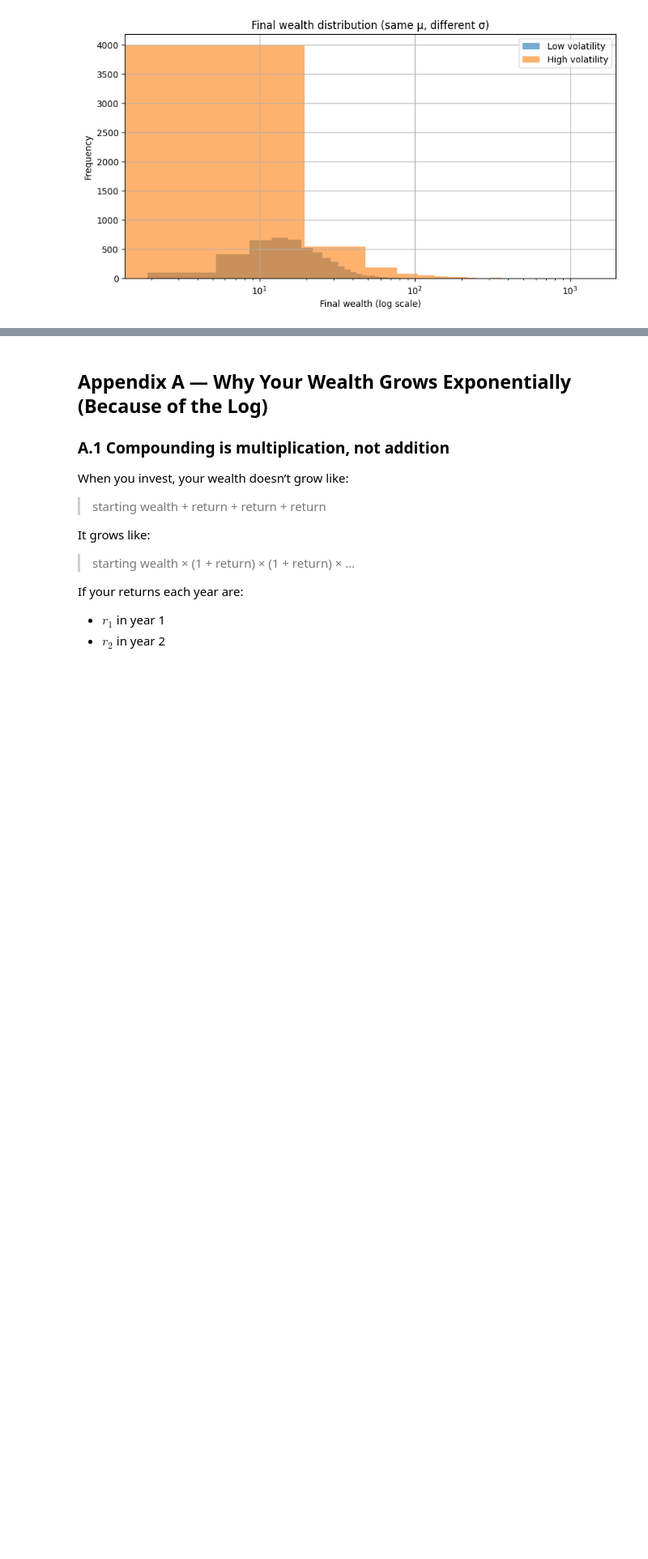
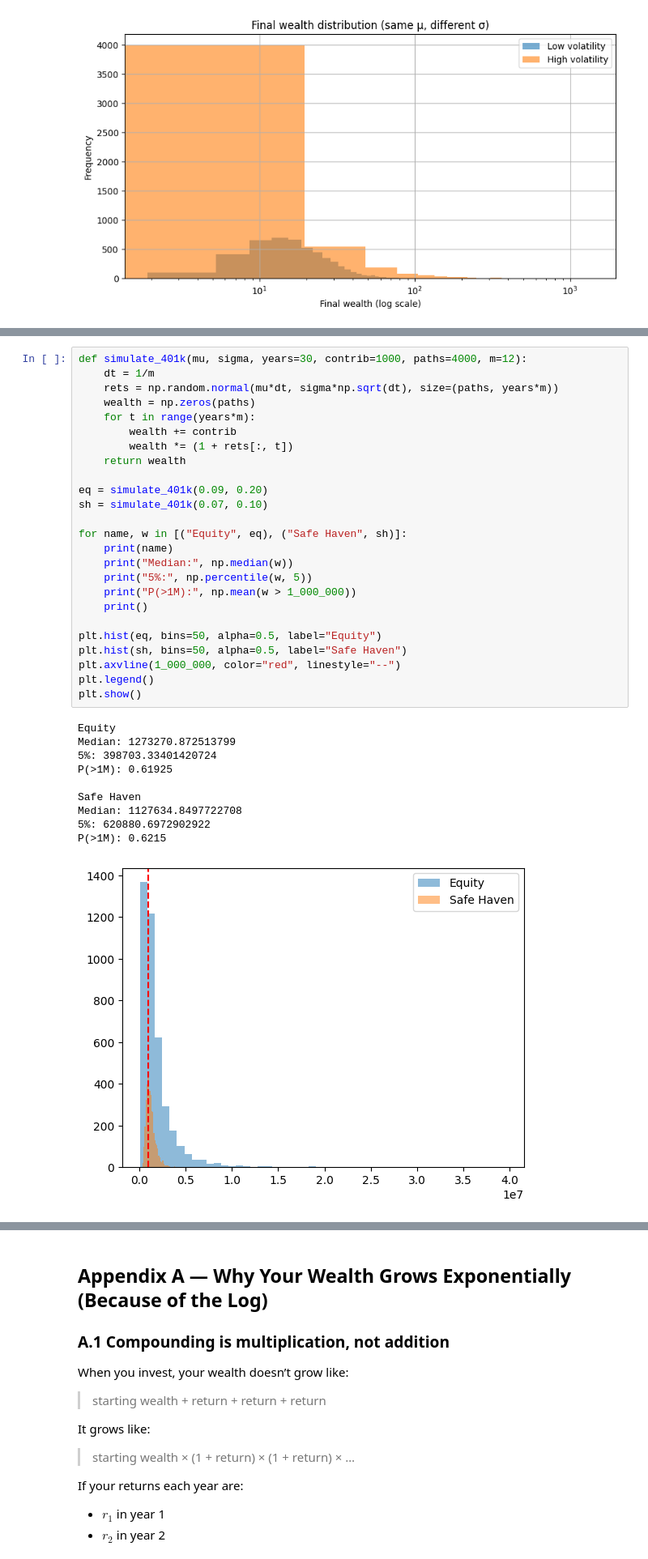
Before and after one commit to senanayake/colab-notebooks, a Jupyter notebook: SafeHavenLab.ipynb, the cells around one changed output, grey strips where cells are left out. Shown: that part at 81% size. Drawn from its saved outputs; the diff is of its cells as text; blank space fills up the shorter version.

```diff
--- a/SafeHavenLab.ipynb
+++ b/SafeHavenLab.ipynb
@@ -437,0 +529,36 @@ High volatility:
+# %%
+def simulate_401k(mu, sigma, years=30, contrib=1000, paths=4000, m=12):
+    dt = 1/m
+    rets = np.random.normal(mu*dt, sigma*np.sqrt(dt), size=(paths, years*m))
+    wealth = np.zeros(paths)
+    for t in range(years*m):
+        wealth += contrib
+        wealth *= (1 + rets[:, t])
+    return wealth
+
+eq = simulate_401k(0.09, 0.20)
+sh = simulate_401k(0.07, 0.10)
+
+for name, w in [("Equity", eq), ("Safe Haven", sh)]:
+    print(name)
+    print("Median:", np.median(w))
+    print("5%:", np.percentile(w, 5))
+    print("P(>1M):", np.mean(w > 1_000_000))
+    print()
+
+plt.hist(eq, bins=50, alpha=0.5, label="Equity")
+plt.hist(sh, bins=50, alpha=0.5, label="Safe Haven")
+plt.axvline(1_000_000, color="red", linestyle="--")
+plt.legend()
+plt.show()
+# %% [output]
+Equity
+Median: 1273270.872513799
+5%: 398703.33401420724
+P(>1M): 0.61925
+
+Safe Haven
+Median: 1127634.8497722708
+5%: 620880.6972902922
+P(>1M): 0.6215
+[figure, added]
```
Also changed, not shown: parts of 9 cells of this notebook.
